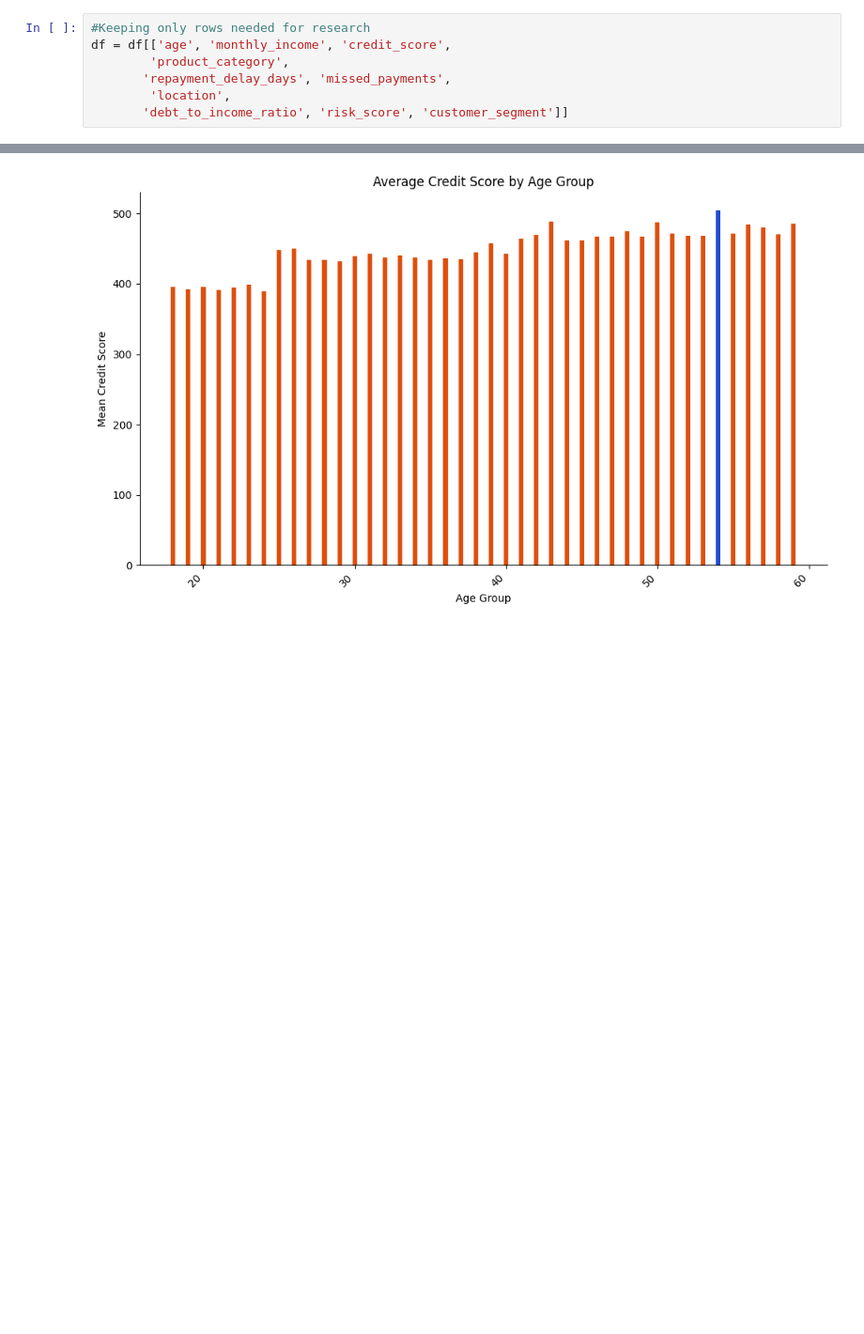
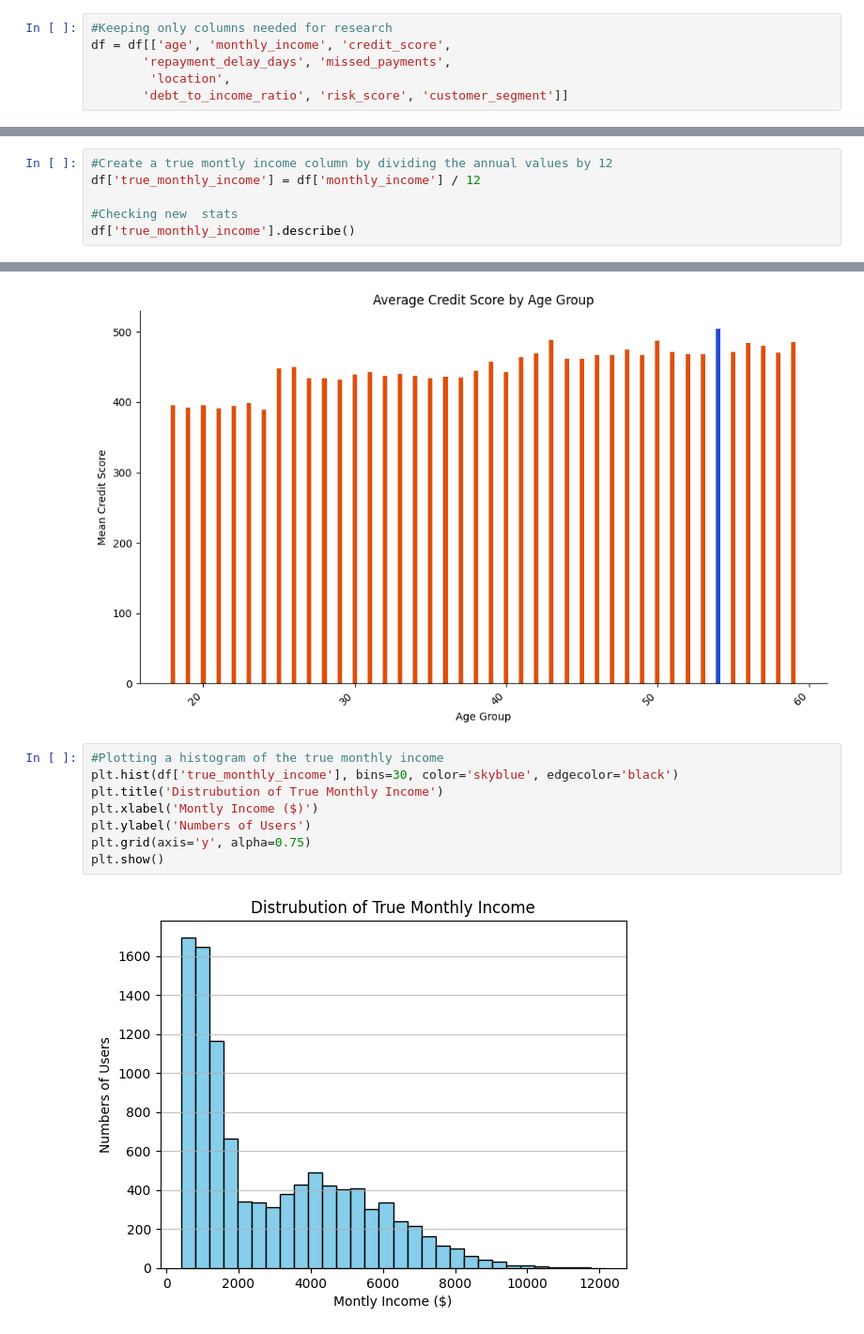
Before and after one commit to NaniCode725/Buy-Now-Pay-Later-Credit-Risk-Prediction, a Jupyter notebook: Data/Notebooks/visualization.ipynb, the cells around one changed output, grey strips where cells are left out. Shown at 94% size. Drawn from its saved outputs; the diff is of its cells as text; blank space fills up the shorter version.

```diff
--- a/Data/Notebooks/visualization.ipynb
+++ b/Data/Notebooks/visualization.ipynb
@@ -24,9 +38,8 @@ Index(['user_id', 'age', 'employment_type', 'monthly_income', 'credit_score',
        'debt_to_income_ratio', 'risk_score', 'customer_segment'],
       dtype='str')
 # %%
-#Keeping only rows needed for research
+#Keeping only columns needed for research
 df = df[['age', 'monthly_income', 'credit_score',
-        'product_category',
        'repayment_delay_days', 'missed_payments',
         'location',
        'debt_to_income_ratio', 'risk_score', 'customer_segment']]
@@ -93,0 +124,6 @@ Name: count, dtype: int64
+# %%
+#Create a true montly income column by dividing the annual values by 12
+df['true_monthly_income'] = df['monthly_income'] / 12
+
+#Checking new  stats
+df['true_monthly_income'].describe()
@@ -164,3 +226,13 @@ plt.tight_layout()
 plt.show()
 # %% [output]
 [figure]
+# %%
+#Plotting a histogram of the true monthly income
+plt.hist(df['true_monthly_income'], bins=30, color='skyblue', edgecolor='black')
+plt.title('Distrubution of True Monthly Income')
+plt.xlabel('Montly Income ($)')
+plt.ylabel('Numbers of Users')
+plt.grid(axis='y', alpha=0.75)
+plt.show()
+# %% [output]
+[figure, added]
```
Also changed, not shown: parts of 7 cells of this notebook, 1 other file.
